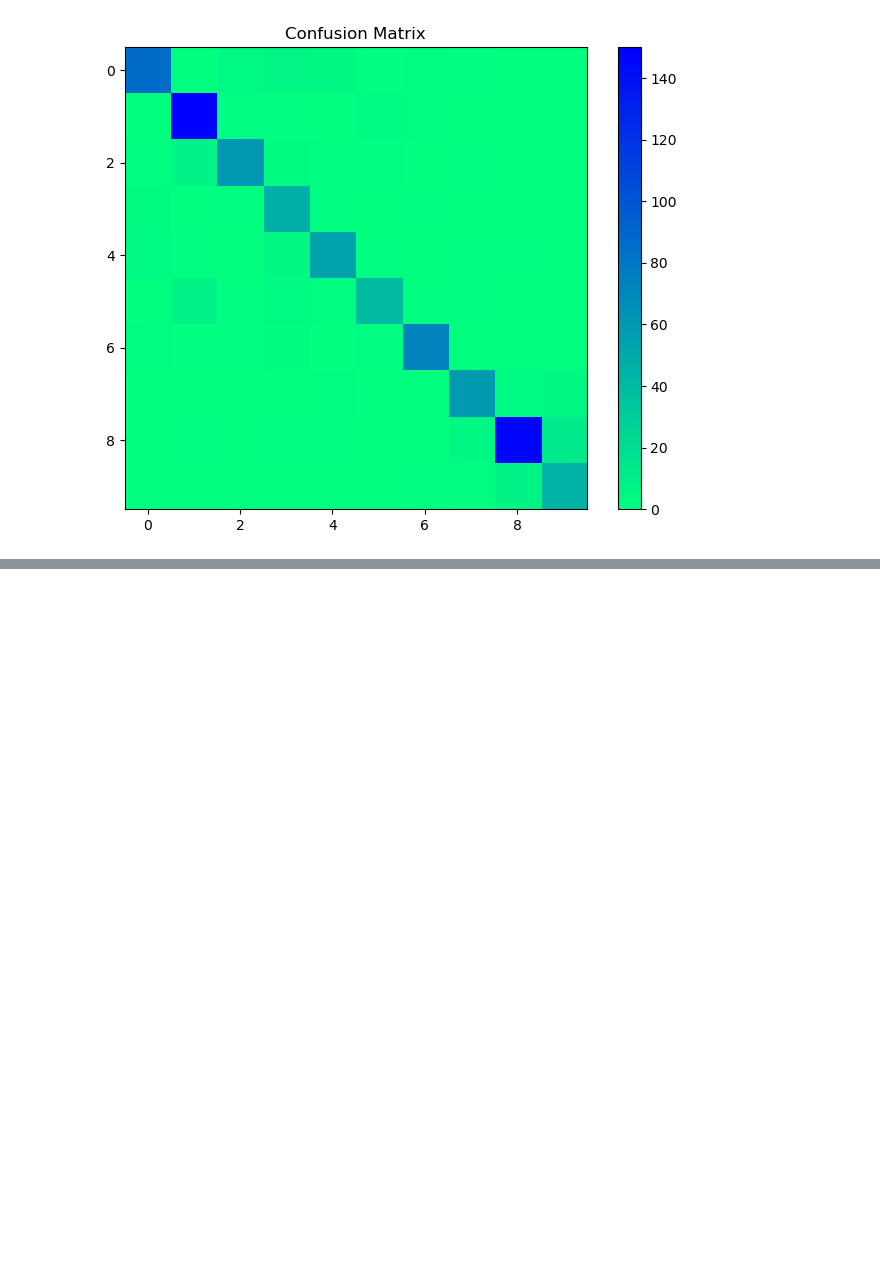
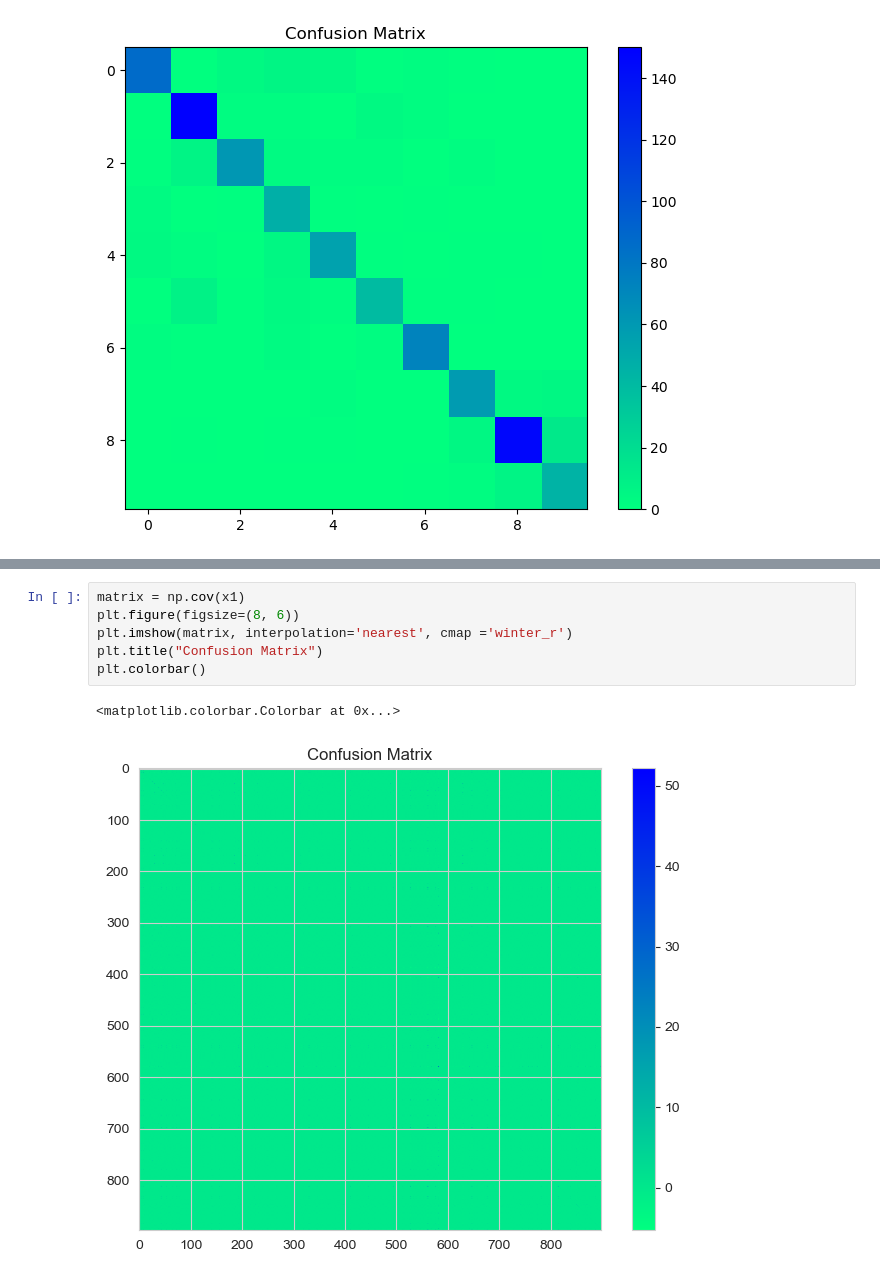
Before and after one commit to Simon-Sprouse/1000_Movies_Dataset, a Jupyter notebook: hw2/zip_copy/p2/p3.ipynb, the cells around one changed output, grey strips where cells are left out. Saved outputs shown, nothing was run; the diff lists cells and outputs as text; blank space fills up the shorter version.

```diff
--- a/hw2/zip_copy/p2/p3.ipynb
+++ b/hw2/zip_copy/p2/p3.ipynb
@@ -144,0 +353,9 @@ plt.colorbar()
+# %%
+matrix = np.cov(x1)
+plt.figure(figsize=(8, 6))
+plt.imshow(matrix, interpolation='nearest', cmap ='winter_r')
+plt.title("Confusion Matrix")
+plt.colorbar()
+# %% [output]
+<matplotlib.colorbar.Colorbar at 0x...>
+[figure, added]
```
Also changed, not shown: parts of 25 cells of this notebook, 2 other files.
